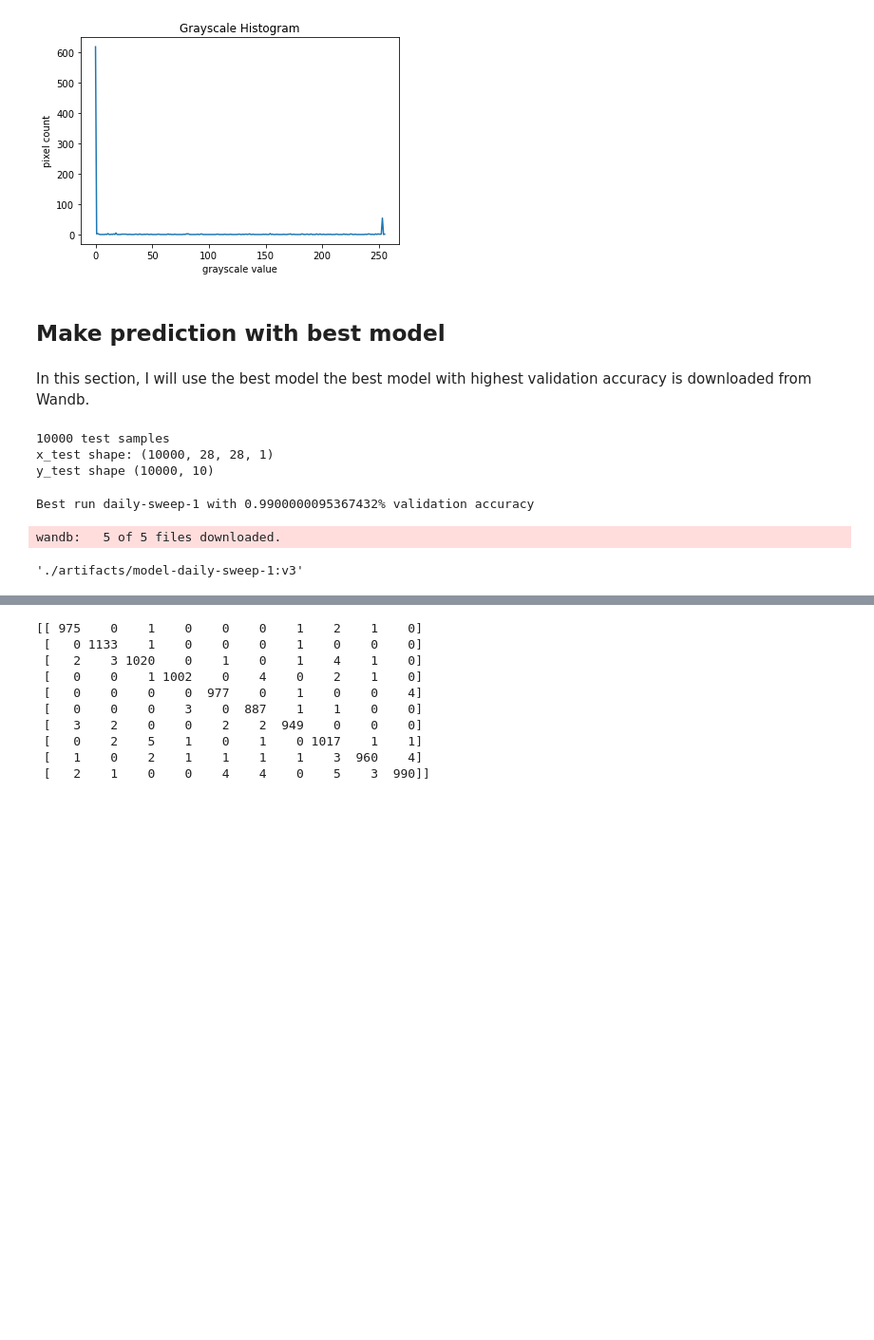
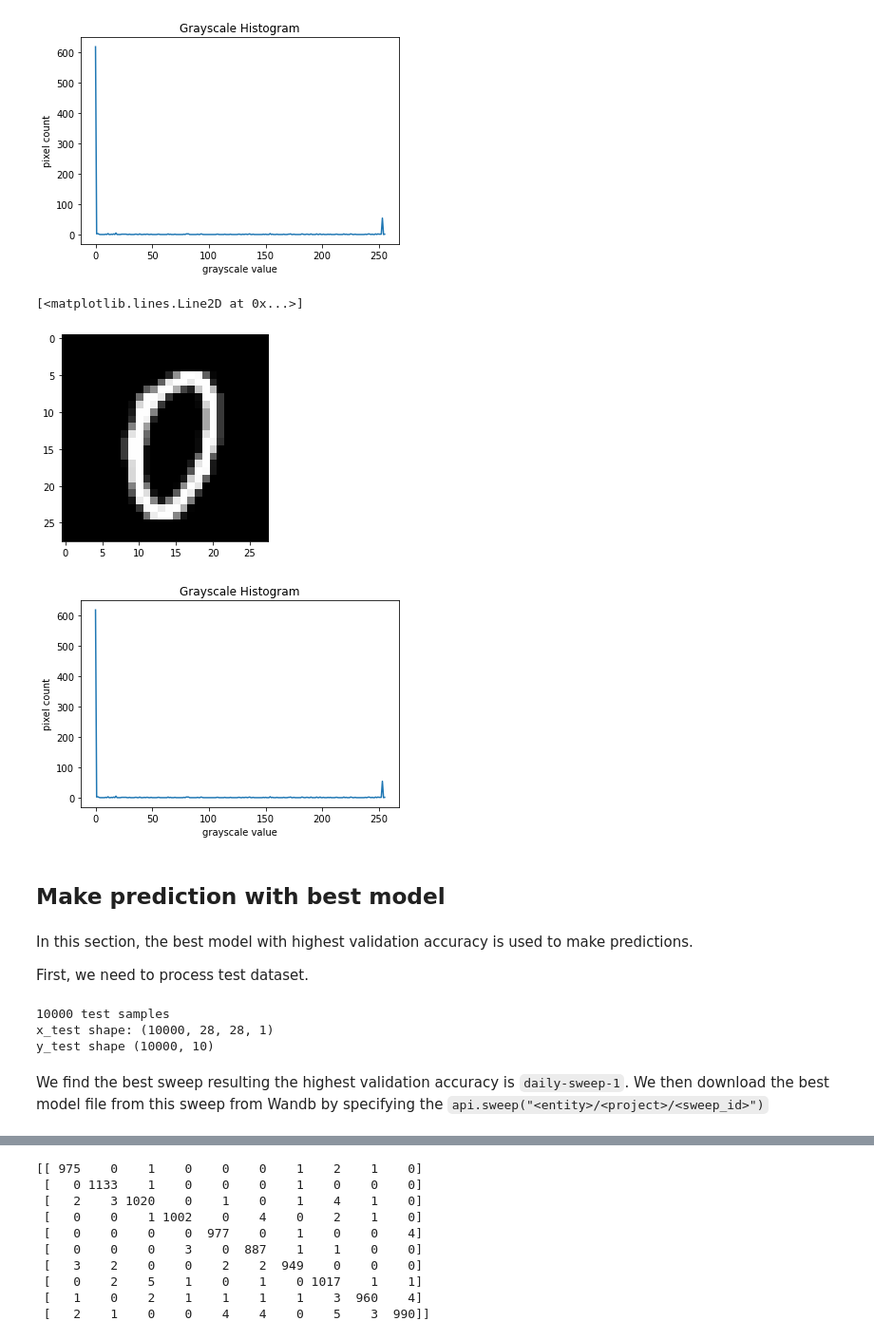
Before and after one commit to WanHuang0/DS_group1, a Jupyter notebook: src/ms4_task3.ipynb, the cells around one changed output, grey strips where cells are left out. Shown at 95% size. Cells and saved outputs as stored; diff of their text form; code cells hidden in the pictures; blank space fills up the shorter version.

```diff
--- a/src/ms4_task3.ipynb
+++ b/src/ms4_task3.ipynb
@@ -12,6 +14,6 @@ import wandb
 # %%
 # Load the data and split it between train and test sets
-(x_train, y_train), (x_test, y_test) = keras.datasets.mnist.load_data()
+(x_train, y_train), (x_test, y_test) = tf.keras.datasets.mnist.load_data()
 print("x_train shape:", x_train.shape)
 print("y_train shape:", y_train.shape)
 print("x_test shape:", x_test.shape)
@@ -72,11 +75,29 @@ plt.plot(bin_edges[0:-1], histogram)
 [<matplotlib.lines.Line2D at 0x...>]
 [figure]
 [figure]
+# %%
+# Show the 1000th image in the training set
+plt.imshow(x_train[1000], cmap=plt.get_cmap('gray'))
+
+# Create the histogram of grayscale value
+histogram, bin_edges = np.histogram(x_train[0], bins=256, range=(0, 256))
+# Configure and draw the histogram figure
+plt.figure()
+plt.title("Grayscale Histogram")
+plt.xlabel("grayscale value")
+plt.ylabel("pixel count")
+
+plt.plot(bin_edges[0:-1], histogram)
+# %% [output]
+[<matplotlib.lines.Line2D at 0x...>]
+[figure, added]
+[figure, added]
 # %% [markdown]
 ## Make prediction with best model
 # %% [markdown]
-In this section, I will use the best model
-the best model with highest validation accuracy is downloaded from Wandb.
+In this section, the best model with highest validation accuracy is used to make predictions.
+
+First, we need to process test dataset.
 # %%
 # Process data
 x_test = x_test.astype("float32") / 255
@@ -90,21 +111,6 @@ print("y_test shape", y_test.shape)
 10000 test samples
 x_test shape: (10000, 28, 28, 1)
 y_test shape (10000, 10)
-# %%
-
-api = wandb.Api()
-sweep = api.sweep("ds_group1/DS-project/ug4q5656")
-
-runs = sorted(sweep.runs, key=lambda run: run.summary.get("val_acc", 0), reverse=True)
-val_acc = runs[0].summary.get("val_acc", 0)
-print(f"Best run {runs[0].name} with {val_acc}% validation accuracy")
-
-best_run = runs[0]
-artifacts = best_run.logged_artifacts()
-best_model = [artifact for artifact in artifacts if artifact.type == 'model'][3]
-best_model.download()
-# %% [output]
-Best run daily-sweep-1 with 0.9900000095367432% validation accuracy
-wandb:   5 of 5 files downloaded.
-'./artifacts/model-daily-sweep-1:v3'
+# %% [markdown]
+We find the best sweep resulting the highest validation accuracy is `daily-sweep-1`. We then download the best model file from this sweep from Wandb by specifying the `api.sweep("<entity>/<project>/<sweep_id>")`
 # %%
```
Also changed, not shown: parts of 14 cells of this notebook.
